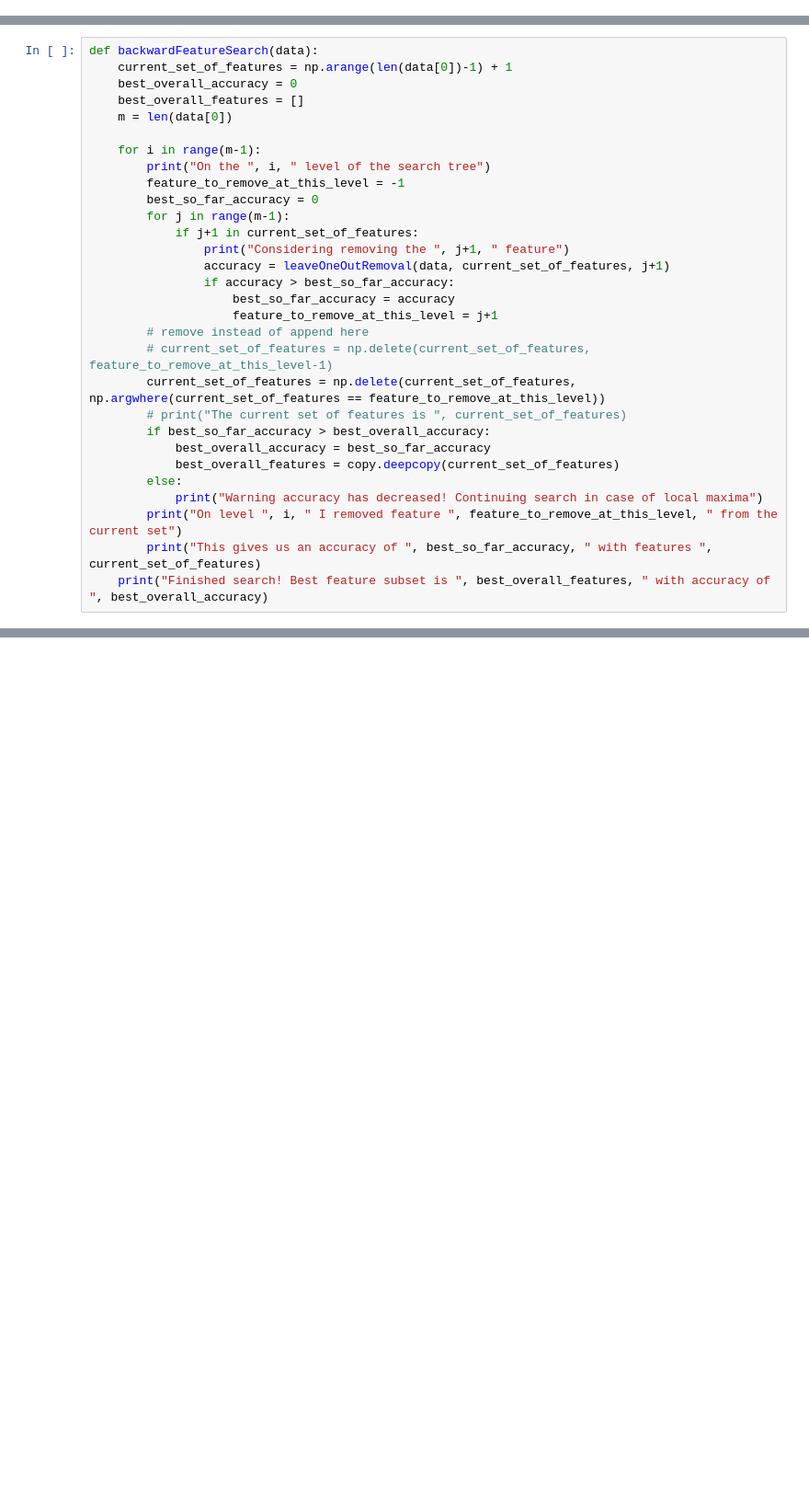
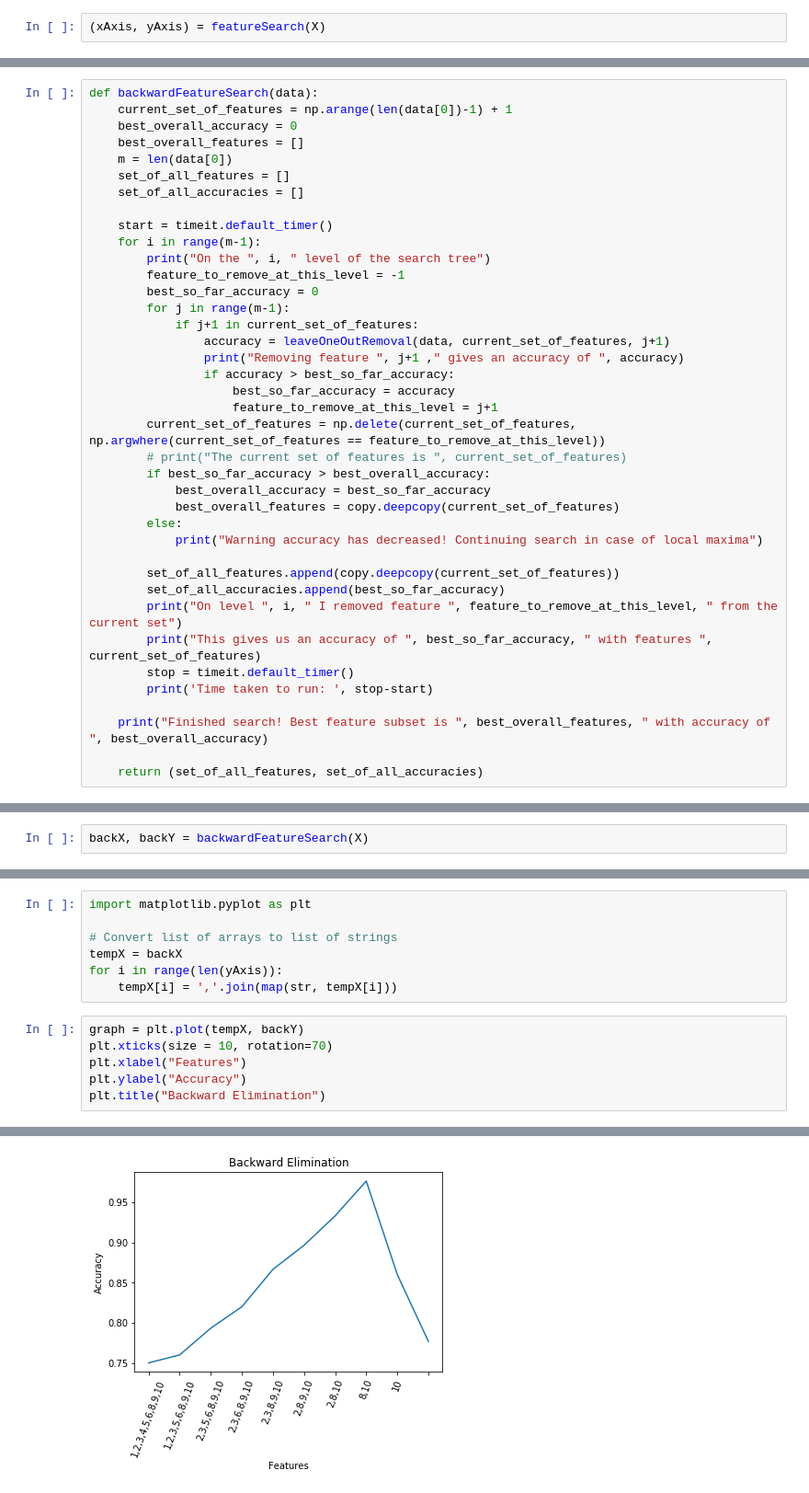
Before and after one commit to TimothyKool/NNFeatureSelection, a Jupyter notebook: project2.ipynb, the cells around one changed output, grey strips where cells are left out. Shown: that part at 92% size. Cells and saved outputs as stored; diff of their text form; blank space fills up the shorter version.

Commit message:
Added graph functions for report

```diff
--- a/project2.ipynb
+++ b/project2.ipynb
@@ -118,0 +106,2 @@ KeyboardInterrupt:
+# %%
+(xAxis, yAxis) = featureSearch(X)
@@ -157,20 +158,21 @@ def backwardFeatureSearch(data):
     best_overall_accuracy = 0
     best_overall_features = []
     m = len(data[0])
+    set_of_all_features = []
+    set_of_all_accuracies = []
 
+    start = timeit.default_timer()
     for i in range(m-1):
         print("On the ", i, " level of the search tree")
         feature_to_remove_at_this_level = -1
         best_so_far_accuracy = 0
         for j in range(m-1):
             if j+1 in current_set_of_features:
-                print("Considering removing the ", j+1, " feature")
                 accuracy = leaveOneOutRemoval(data, current_set_of_features, j+1)
+                print("Removing feature ", j+1 ," gives an accuracy of ", accuracy)
                 if accuracy > best_so_far_accuracy:
                     best_so_far_accuracy = accuracy
                     feature_to_remove_at_this_level = j+1
-        # remove instead of append here
-        # current_set_of_features = np.delete(current_set_of_features, feature_to_remove_at_this_level-1)
         current_set_of_features = np.delete(current_set_of_features, np.argwhere(current_set_of_features == feature_to_remove_at_this_level))
         # print("The current set of features is ", current_set_of_features)
         if best_so_far_accuracy > best_overall_accuracy:
@@ -178,6 +180,14 @@ def backwardFeatureSearch(data):
             best_overall_features = copy.deepcopy(current_set_of_features)
         else:
             print("Warning accuracy has decreased! Continuing search in case of local maxima")
+
+        set_of_all_features.append(copy.deepcopy(current_set_of_features))
+        set_of_all_accuracies.append(best_so_far_accuracy)
         print("On level ", i, " I removed feature ", feature_to_remove_at_this_level, " from the current set")
         print("This gives us an accuracy of ", best_so_far_accuracy, " with features ", current_set_of_features)
+        stop = timeit.default_timer()
+        print('Time taken to run: ', stop-start)
+
     print("Finished search! Best feature subset is ", best_overall_features, " with accuracy of ", best_overall_accuracy)
+
+    return (set_of_all_features, set_of_all_accuracies)
@@ -205,0 +194,2 @@ Finished search! Best feature subset is  [ 8 10]  with accuracy of  0.9766666666
+# %%
+backX, backY = backwardFeatureSearch(X)
@@ -205,0 +214,14 @@ Finished search! Best feature subset is  [ 8 10]  with accuracy of  0.9766666666
+# %%
+import matplotlib.pyplot as plt
+
+# Convert list of arrays to list of strings
+tempX = backX
+for i in range(len(yAxis)):
+    tempX[i] = ','.join(map(str, tempX[i]))
+# %%
+graph = plt.plot(tempX, backY)
+plt.xticks(size = 10, rotation=70)
+plt.xlabel("Features")
+plt.ylabel("Accuracy")
+plt.title("Backward Elimination")
+# %% [output]
@@ -205,0 +229 @@ Finished search! Best feature subset is  [ 8 10]  with accuracy of  0.9766666666
+[figure, added]
```
Also changed, not shown: parts of 11 cells of this notebook, 7 other files.
